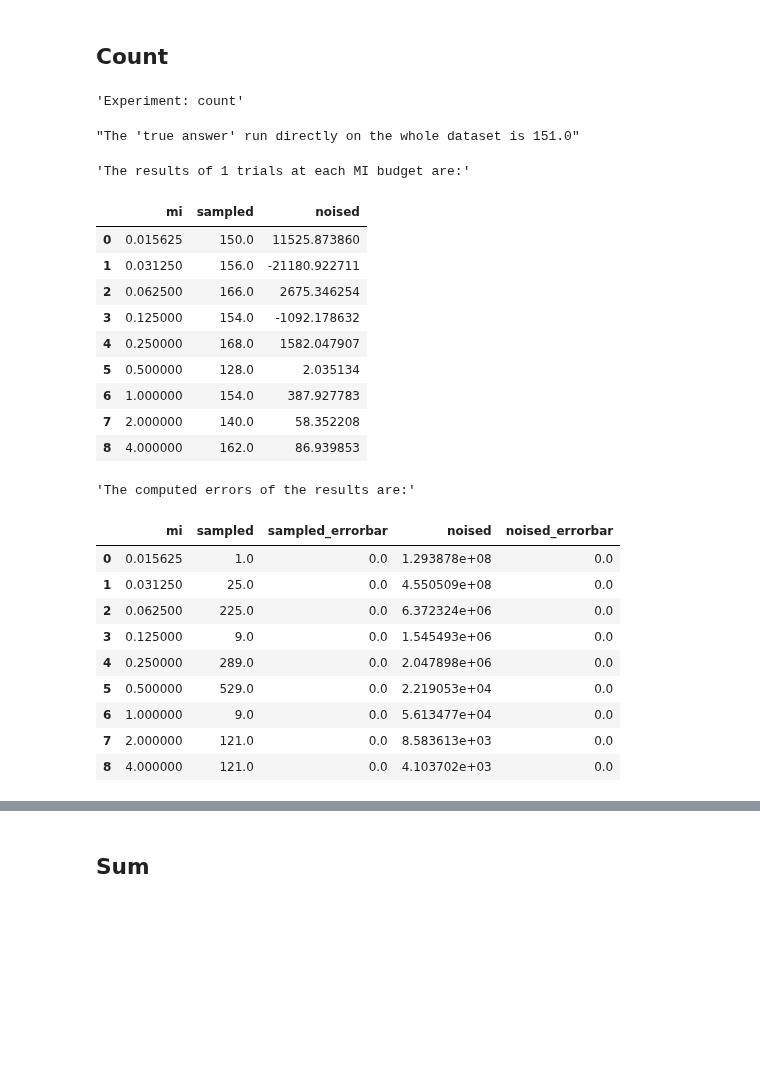
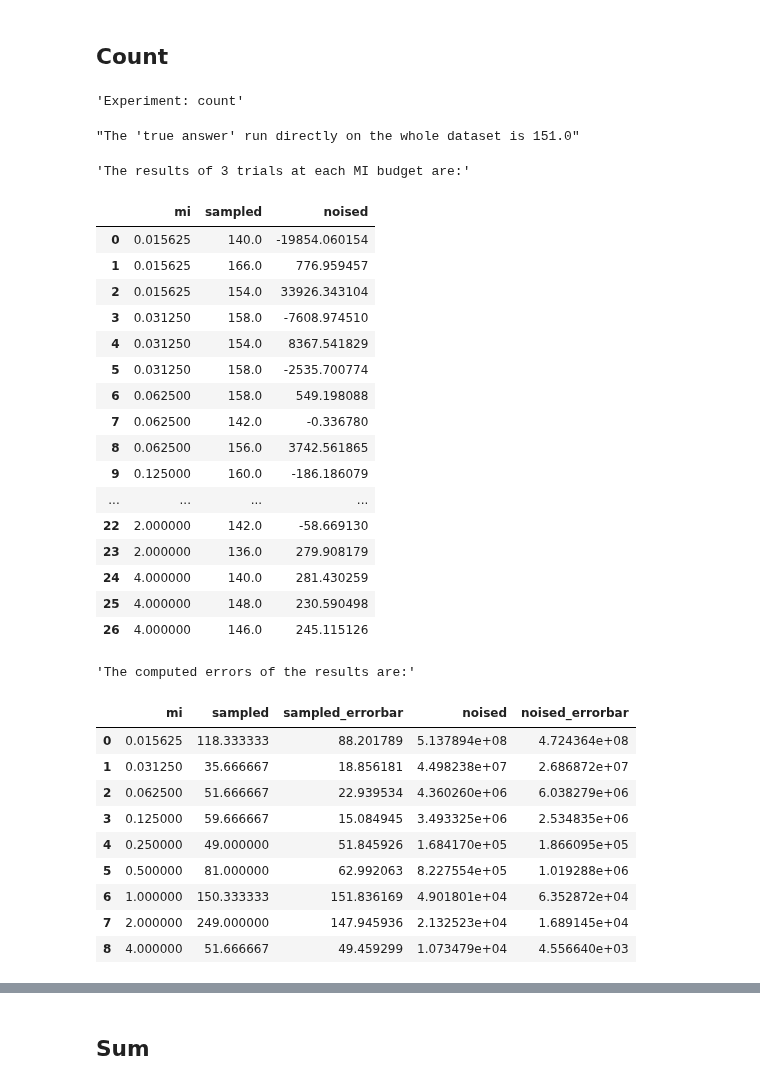
Before and after one commit to michaelnoguera/pacdb, a Jupyter notebook: benchmark.ipynb, the cells around one changed output, grey strips where cells are left out. Drawn from its saved outputs; the diff is of its cells as text; code cells hidden in the pictures; blank space fills up the shorter version.

Commit message:
Run longer trials

```diff
--- a/benchmark.ipynb
+++ b/benchmark.ipynb
@@ -199,35 +199,42 @@ def run_experiment(df: pyspark.sql.DataFrame,
 # %%
 df = math_df.filter(math_df["absences"] >= 5)
 
 def query(df, sampling_rate):
     return float(df.count()) * (1./sampling_rate)
 
-run_experiment(df, query, "count", sample_size=1, sampling_rate=0.5, m=100, tau=1, c=1e-6)
+run_experiment(df, query, "count", sample_size=3, sampling_rate=0.5, m=50, tau=1, c=1e-6)
 # %% [output]
 'Experiment: count'
 "The 'true answer' run directly on the whole dataset is 151.0"
-'The results of 1 trials at each MI budget are:'
+'The results of 3 trials at each MI budget are:'
 |  | mi | sampled | noised |
-| 0 | 0.015625 | 150.0 | 11525.873860 |
-| 1 | 0.031250 | 156.0 | -21180.922711 |
-| 2 | 0.062500 | 166.0 | 2675.346254 |
-| 3 | 0.125000 | 154.0 | -1092.178632 |
-| 4 | 0.250000 | 168.0 | 1582.047907 |
-| 5 | 0.500000 | 128.0 | 2.035134 |
-| 6 | 1.000000 | 154.0 | 387.927783 |
-| 7 | 2.000000 | 140.0 | 58.352208 |
-| 8 | 4.000000 | 162.0 | 86.939853 |
+| 0 | 0.015625 | 140.0 | -19854.060154 |
+| 1 | 0.015625 | 166.0 | 776.959457 |
+| 2 | 0.015625 | 154.0 | 33926.343104 |
+| 3 | 0.031250 | 158.0 | -7608.974510 |
+| 4 | 0.031250 | 154.0 | 8367.541829 |
+| 5 | 0.031250 | 158.0 | -2535.700774 |
+| 6 | 0.062500 | 158.0 | 549.198088 |
+| 7 | 0.062500 | 142.0 | -0.336780 |
+| 8 | 0.062500 | 156.0 | 3742.561865 |
+| 9 | 0.125000 | 160.0 | -186.186079 |
+| ... | ... | ... | ... |
+| 22 | 2.000000 | 142.0 | -58.669130 |
+| 23 | 2.000000 | 136.0 | 279.908179 |
+| 24 | 4.000000 | 140.0 | 281.430259 |
+| 25 | 4.000000 | 148.0 | 230.590498 |
+| 26 | 4.000000 | 146.0 | 245.115126 |
 'The computed errors of the results are:'
 |  | mi | sampled | sampled_errorbar | noised | noised_errorbar |
-| 0 | 0.015625 | 1.0 | 0.0 | 1.293878e+08 | 0.0 |
-| 1 | 0.031250 | 25.0 | 0.0 | 4.550509e+08 | 0.0 |
-| 2 | 0.062500 | 225.0 | 0.0 | 6.372324e+06 | 0.0 |
-| 3 | 0.125000 | 9.0 | 0.0 | 1.545493e+06 | 0.0 |
-| 4 | 0.250000 | 289.0 | 0.0 | 2.047898e+06 | 0.0 |
-| 5 | 0.500000 | 529.0 | 0.0 | 2.219053e+04 | 0.0 |
-| 6 | 1.000000 | 9.0 | 0.0 | 5.613477e+04 | 0.0 |
-| 7 | 2.000000 | 121.0 | 0.0 | 8.583613e+03 | 0.0 |
-| 8 | 4.000000 | 121.0 | 0.0 | 4.103702e+03 | 0.0 |
+| 0 | 0.015625 | 118.333333 | 88.201789 | 5.137894e+08 | 4.724364e+08 |
+| 1 | 0.031250 | 35.666667 | 18.856181 | 4.498238e+07 | 2.686872e+07 |
+| 2 | 0.062500 | 51.666667 | 22.939534 | 4.360260e+06 | 6.038279e+06 |
+| 3 | 0.125000 | 59.666667 | 15.084945 | 3.493325e+06 | 2.534835e+06 |
+| 4 | 0.250000 | 49.000000 | 51.845926 | 1.684170e+05 | 1.866095e+05 |
+| 5 | 0.500000 | 81.000000 | 62.992063 | 8.227554e+05 | 1.019288e+06 |
+| 6 | 1.000000 | 150.333333 | 151.836169 | 4.901801e+04 | 6.352872e+04 |
+| 7 | 2.000000 | 249.000000 | 147.945936 | 2.132523e+04 | 1.689145e+04 |
+| 8 | 4.000000 | 51.666667 | 49.459299 | 1.073479e+04 | 4.556640e+03 |
 [drawing not drawn]
 # %% [markdown]
 ## Sum
```
Also changed, not shown: parts of 7 cells of this notebook, 21 other files.
